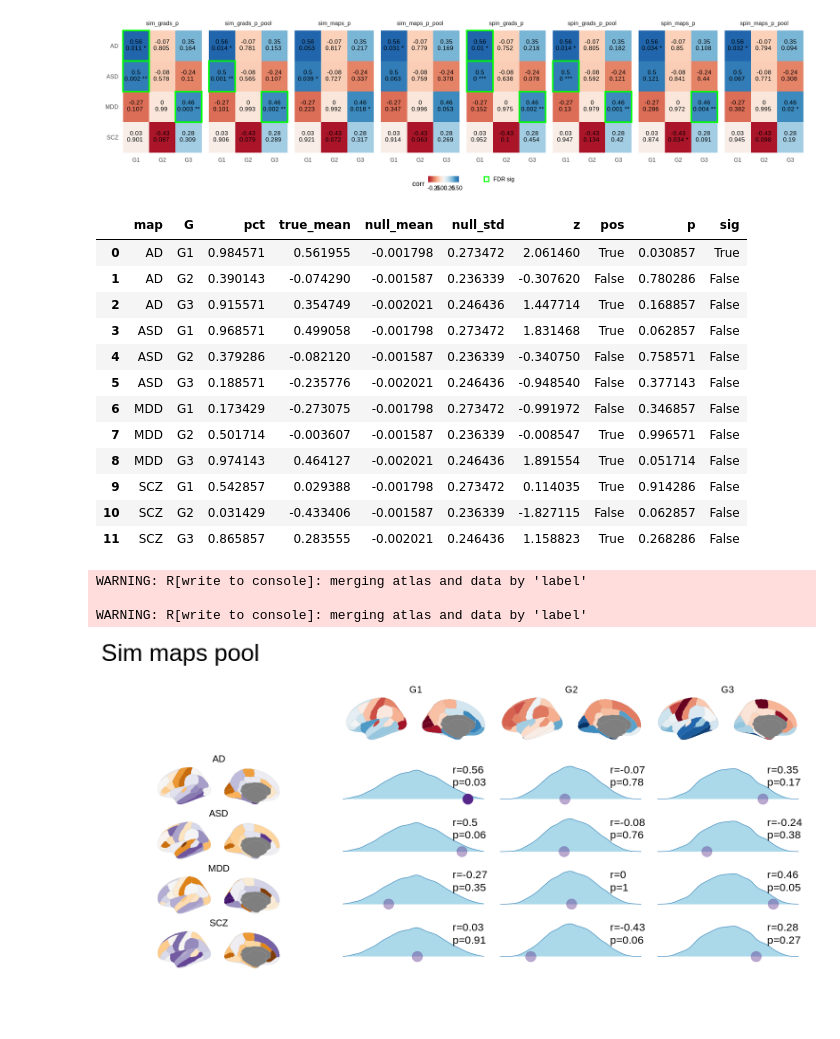
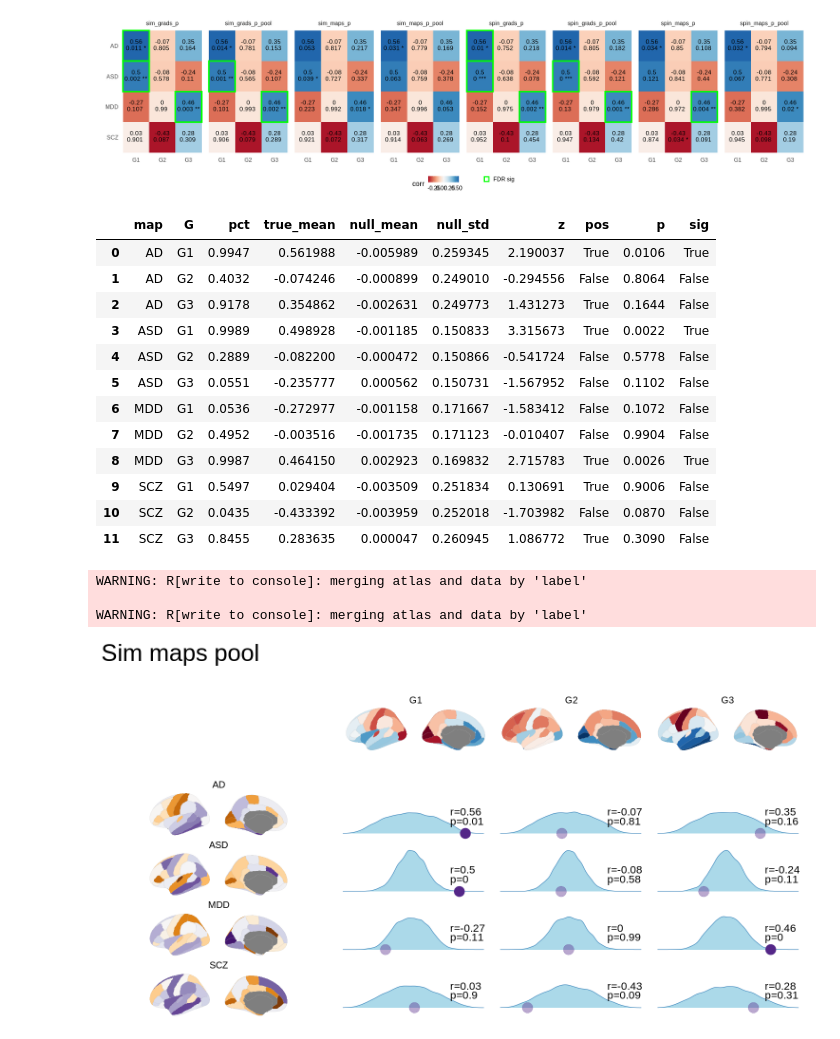
Before and after one commit to richardajdear/AHBA_gradients, a Jupyter notebook: notebooks/disorder_maps.ipynb, the cells around one changed output. Cells and saved outputs as stored; diff of their text form; code cells hidden in the pictures; blank space fills up the shorter version.

```diff
--- a/notebooks/disorder_maps.ipynb
+++ b/notebooks/disorder_maps.ipynb
@@ -38,7 +38,7 @@ maps.head()
 | lh_cuneus | 1.837609 | 0.841510 | -2.149466 | 0.829712 |
 | lh_entorhinal | -1.964341 | -1.040086 | -0.011789 | 1.218574 |
 # %%
-dm_dk_ds9 = gradientVersion(approach='dm', kernel='normalized_angle', alpha=1).fit('dk_ds9')
-pca_dk_ds9 = gradientVersion(approach='pca').fit('dk_ds9')
-# pca_dk_ds9 = gradientVersion(approach='pca').fit('dk_ds8')
-scores = pca_dk_ds9.clean_scores().iloc[:,:3].rename_axis('region')
+# dm_dk_ds9 = gradientVersion(approach='dm', kernel='normalized_angle', alpha=1).fit('dk_ds9')
+# pca_dk_ds9 = gradientVersion(approach='pca').fit('dk_ds9')
+# pca_dk_ds8 = gradientVersion(approach='pca').fit('dk_ds8')
+scores = dm_dk_ds9.clean_scores().set_index('label').rename_axis('region')
@@ -95,8 +92,8 @@ null_corrs_dict['sim_grads_p_pool'] = corr_nulls_from_grads(sim_grads, scores, m
 # save_pickle(null_corrs_dict, 'null_corrs_dict_disorders')
 # %%
 # save_pickle(null_corrs_dict, 'null_corrs_dict_disorders')
-save_pickle(null_corrs_dict, 'null_corrs_dict_disorders_pca')
-# null_corrs_dict = load_pickle('null_corrs_dict_disorders')
+# save_pickle(null_corrs_dict, 'null_corrs_dict_disorders_pca')
+null_corrs_dict = load_pickle('null_corrs_dict_disorders')
 # %%
 corrs = get_corrs(scores, maps, atlas='dk')
 corr_versions = {version:get_null_p(corrs, null_corrs, adjust='fdr_bh')
@@ -115,40 +112,44 @@ plot_corr_versions(corr_versions)
 # %% [output]
 [figure]
 # %%
-scores_plot = scores.join(get_labels_dk())
+scores_plot = scores.rename_axis('label').reset_index()
 corrs = get_corrs(scores, maps, atlas='dk')
-null_corrs = null_corrs_dict['sim_maps_p_pool']
+null_corrs = null_corrs_dict['sim_grads_p']
 null_p = get_null_p(corrs, null_corrs, adjust=None)
 null_p
 # %% [output]
 |  | map | G | pct | true_mean | null_mean | null_std | z | pos | p | sig |
-| 0 | AD | G1 | 0.984571 | 0.561955 | -0.001798 | 0.273472 | 2.061460 | True | 0.030857 | True |
-| 1 | AD | G2 | 0.390143 | -0.074290 | -0.001587 | 0.236339 | -0.307620 | False | 0.780286 | False |
-| 2 | AD | G3 | 0.915571 | 0.354749 | -0.002021 | 0.246436 | 1.447714 | True | 0.168857 | False |
-| 3 | ASD | G1 | 0.968571 | 0.499058 | -0.001798 | 0.273472 | 1.831468 | True | 0.062857 | False |
-| 4 | ASD | G2 | 0.379286 | -0.082120 | -0.001587 | 0.236339 | -0.340750 | False | 0.758571 | False |
-| 5 | ASD | G3 | 0.188571 | -0.235776 | -0.002021 | 0.246436 | -0.948540 | False | 0.377143 | False |
-| 6 | MDD | G1 | 0.173429 | -0.273075 | -0.001798 | 0.273472 | -0.991972 | False | 0.346857 | False |
-| 7 | MDD | G2 | 0.501714 | -0.003607 | -0.001587 | 0.236339 | -0.008547 | True | 0.996571 | False |
-| 8 | MDD | G3 | 0.974143 | 0.464127 | -0.002021 | 0.246436 | 1.891554 | True | 0.051714 | False |
-| 9 | SCZ | G1 | 0.542857 | 0.029388 | -0.001798 | 0.273472 | 0.114035 | True | 0.914286 | False |
-| 10 | SCZ | G2 | 0.031429 | -0.433406 | -0.001587 | 0.236339 | -1.827115 | False | 0.062857 | False |
-| 11 | SCZ | G3 | 0.865857 | 0.283555 | -0.002021 | 0.246436 | 1.158823 | True | 0.268286 | False |
+| 0 | AD | G1 | 0.9947 | 0.561988 | -0.005989 | 0.259345 | 2.190037 | True | 0.0106 | True |
+| 1 | AD | G2 | 0.4032 | -0.074246 | -0.000899 | 0.249010 | -0.294556 | False | 0.8064 | False |
+| 2 | AD | G3 | 0.9178 | 0.354862 | -0.002631 | 0.249773 | 1.431273 | True | 0.1644 | False |
+| 3 | ASD | G1 | 0.9989 | 0.498928 | -0.001185 | 0.150833 | 3.315673 | True | 0.0022 | True |
+| 4 | ASD | G2 | 0.2889 | -0.082200 | -0.000472 | 0.150866 | -0.541724 | False | 0.5778 | False |
+| 5 | ASD | G3 | 0.0551 | -0.235777 | 0.000562 | 0.150731 | -1.567952 | False | 0.1102 | False |
+| 6 | MDD | G1 | 0.0536 | -0.272977 | -0.001158 | 0.171667 | -1.583412 | False | 0.1072 | False |
+| 7 | MDD | G2 | 0.4952 | -0.003516 | -0.001735 | 0.171123 | -0.010407 | False | 0.9904 | False |
+| 8 | MDD | G3 | 0.9987 | 0.464150 | 0.002923 | 0.169832 | 2.715783 | True | 0.0026 | True |
+| 9 | SCZ | G1 | 0.5497 | 0.029404 | -0.003509 | 0.251834 | 0.130691 | True | 0.9006 | False |
+| 10 | SCZ | G2 | 0.0435 | -0.433392 | -0.003959 | 0.252018 | -1.703982 | False | 0.0870 | False |
+| 11 | SCZ | G3 | 0.8455 | 0.283635 | 0.000047 | 0.260945 | 1.086772 | True | 0.3090 | False |
 # %%
-%%R -i corrs -i null_corrs -i null_p -i scores_plot -i maps -w 1500 -h 700
+%%R -i corrs -i null_corrs -i null_p -i scores_plot -i maps -w 1500 -h 800
 source("../code/plot_maps.R")
 source("../code/brainPlots.R")
 g1 <- plot_null_corrs(corrs, null_corrs, null_p)
 g2 <- plot_dk_wide(scores_plot, spacing=0) + guides(fill='none')
 g3 <- plot_maps_dk(maps, colors=rev(brewer.puor(100)), ncol=1) + guides(fill='none')
 
 (
+((
     ((plot_spacer() | g2) + plot_layout(widths=c(1,2))) /
     ((g3 | g1) + plot_layout(widths=c(1,2)))
-) + plot_layout(heights=c(1,4)) + plot_annotation(title='Sim maps pool',
-                                                  theme=theme(title=element_text(size=42)))
+) + plot_layout(heights=c(1,4))
+) & theme(
+    text=element_text(size=36),
+)
+) + plot_annotation(title='Sim maps pool', theme=theme(title=element_text(size=42)))
 # %% [output]
 WARNING: R[write to console]: merging atlas and data by 'label'
 
 WARNING: R[write to console]: merging atlas and data by 'label'
-[figure, old version]
+[figure, new version]
```
Also changed, not shown: parts of 2 cells of this notebook, 11 other files.
